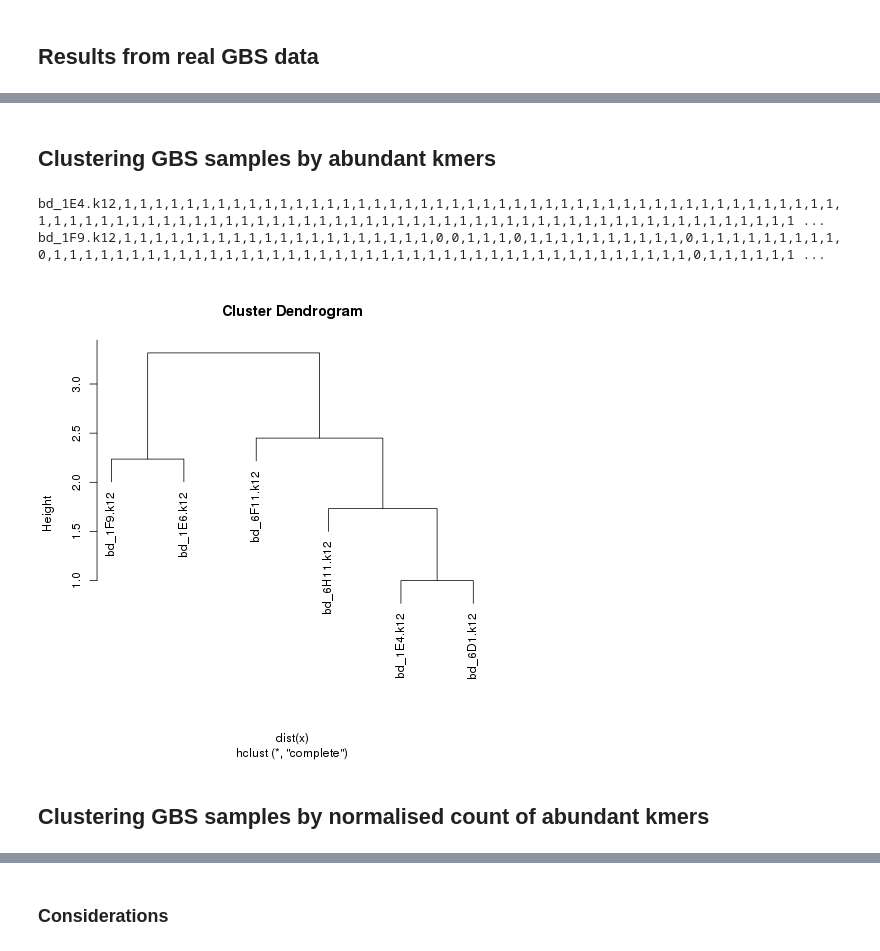
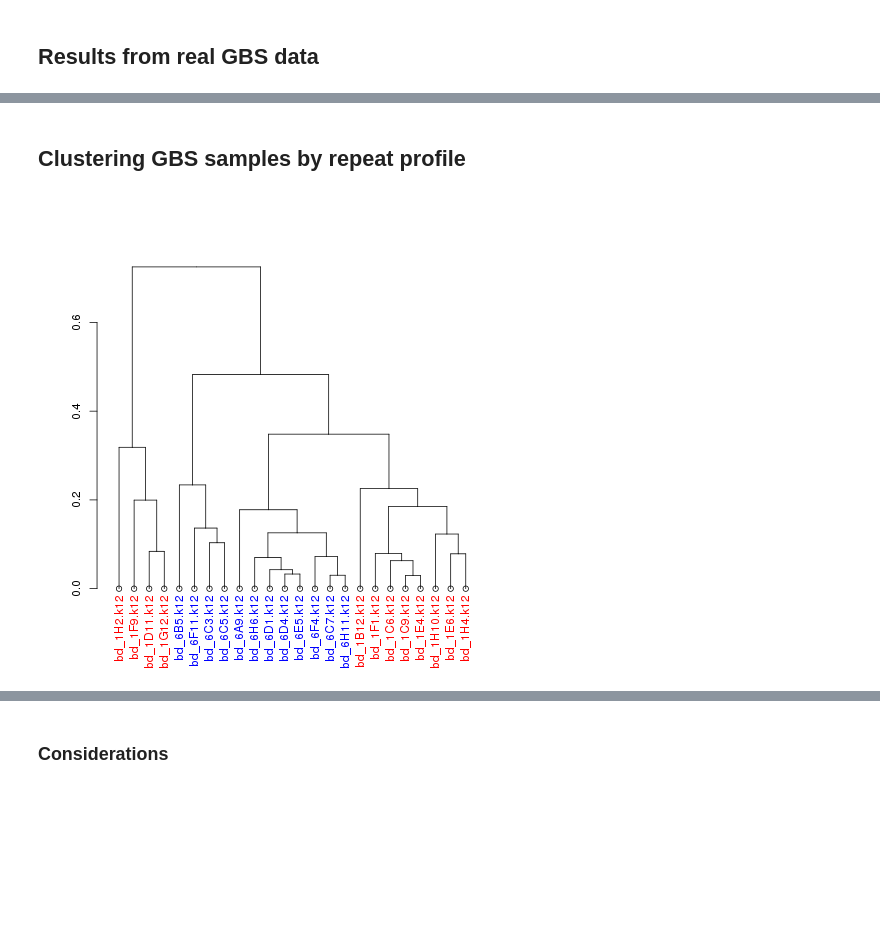
Before and after one commit to digitase/brachy_khmer, a Jupyter notebook: doc/brachy_khmer.ipynb, the cells around one changed output, grey strips where cells are left out. Cells and saved outputs as stored; diff of their text form; code cells hidden in the pictures; blank space fills up the shorter version.

```diff
--- a/doc/brachy_khmer.ipynb
+++ b/doc/brachy_khmer.ipynb
@@ -622,19 +634,11 @@ Sample has 98.00% presence.
 # %% [markdown]
-## Clustering GBS samples by abundant kmers
+## Clustering GBS samples by repeat profile
 # %%
-%%bash
+# Cluster samples (default dist measure="euclidean", hclust method="complete")
+!Rscript ../../scripts/cluster_samples.R \
+    ../test_data/bd_clustering/k12_tables.skip200.N100.pres_abs.csv \
+    k12_tables.skip200.N100_cluster.png
 
-cd bd_clustering/
-
-head -n 2 ./k12_tables.csv
-# Cluster samples (default dist measure="euclidean", hclust method="complete")
-Rscript ../../brachy_khmer/scripts/cluster_samples.R ./k12_tables.csv cluster.png
+Image(filename="../test_data/bd_clustering/cluster.png")
 # %% [output]
-bd_1E4.k12,1,1,1,1,1,1,1,1,1,1,1,1,1,1,1,1,1,1,1,1,1,1,1,1,1,1,1,1,1,1,1,1,1,1,1,1,1,1,1,1,1,1,1,1,1,1,1,1,1,1,1,1,1,1,1,1,1,1,1,1,1,1,1,1,1,1,1,1,1,1,1,1,1,1,1,1,1,1,1,1,1,1,1,1,1,1,1,1,1,1,1,1,1,1,1 ...
-bd_1F9.k12,1,1,1,1,1,1,1,1,1,1,1,1,1,1,1,1,1,1,1,1,0,0,1,1,1,0,1,1,1,1,1,1,1,1,1,1,0,1,1,1,1,1,1,1,1,1,0,1,1,1,1,1,1,1,1,1,1,1,1,1,1,1,1,1,1,1,1,1,1,1,1,1,1,1,1,1,1,1,1,1,1,1,1,1,1,1,1,1,0,1,1,1,1,1,1 ...
+[figure, added]
-# %%
-Image(filename="bd_clustering/cluster.png")
-# %% [output]
-[figure, removed]
-# %% [markdown]
-## Clustering GBS samples by normalised count of abundant kmers
```
Also changed, not shown: parts of 20 cells of this notebook, 2 other files.
